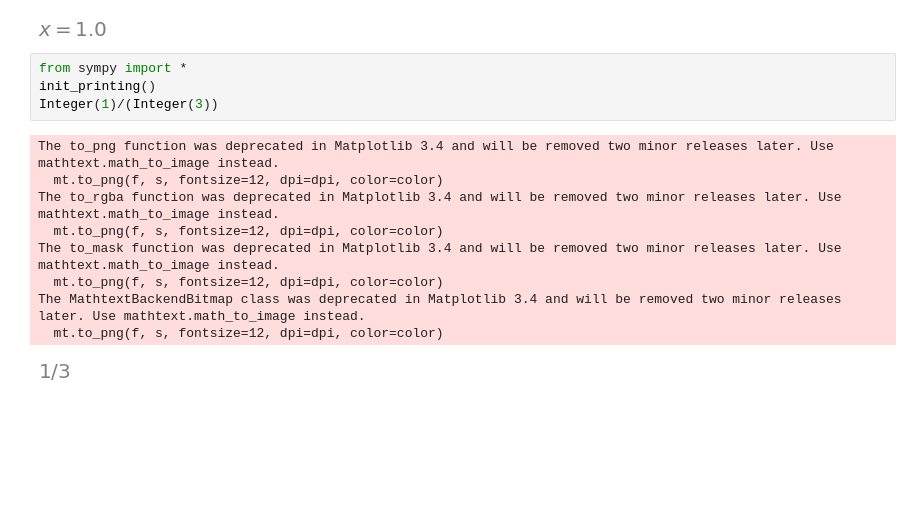
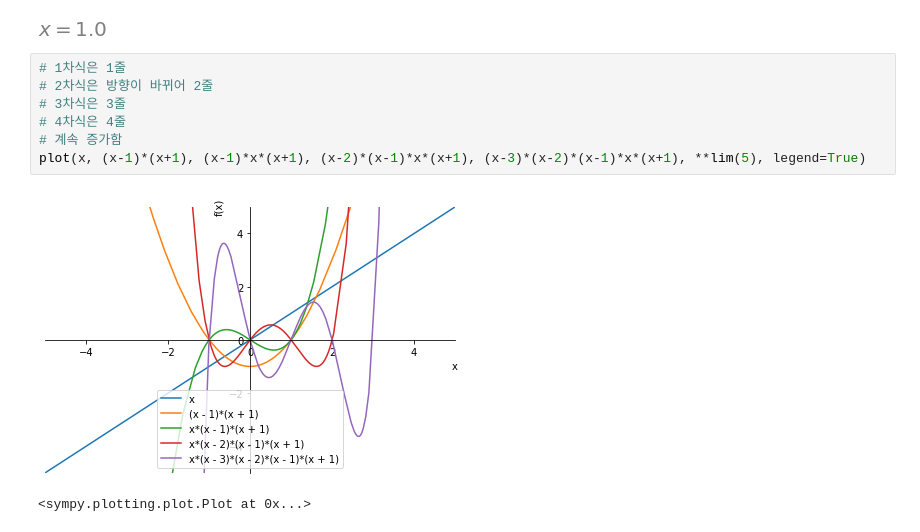
Before and after one commit to dss99911/ds-study, a Jupyter notebook: python/mathmetics/equation.ipynb, the cells around one changed output. Cells and saved outputs as stored; diff of their text form; blank space fills up the shorter version.

```diff
--- a/python/mathmetics/equation.ipynb
+++ b/python/mathmetics/equation.ipynb
@@ -190,17 +176,13 @@ The MathtextBackendBitmap class was deprecated in Matplotlib 3.4 and will be rem
 solve([x >= 0.5, x <= 3, x**2 - 1], x)
 # %% [output]
 [figure]
-# %%
-from sympy import *
-init_printing()
-Integer(1)/(Integer(3))
-# %% [output]
-The to_png function was deprecated in Matplotlib 3.4 and will be removed two minor releases later. Use mathtext.math_to_image instead.
-  mt.to_png(f, s, fontsize=12, dpi=dpi, color=color)
-The to_rgba function was deprecated in Matplotlib 3.4 and will be removed two minor releases later. Use mathtext.math_to_image instead.
-  mt.to_png(f, s, fontsize=12, dpi=dpi, color=color)
-The to_mask function was deprecated in Matplotlib 3.4 and will be removed two minor releases later. Use mathtext.math_to_image instead.
-  mt.to_png(f, s, fontsize=12, dpi=dpi, color=color)
-The MathtextBackendBitmap class was deprecated in Matplotlib 3.4 and will be removed two minor releases later. Use mathtext.math_to_image instead.
-  mt.to_png(f, s, fontsize=12, dpi=dpi, color=color)
-[figure, removed]
+# %%
+# 1차식은 1줄
+# 2차식은 방향이 바뀌어 2줄
+# 3차식은 3줄
+# 4차식은 4줄
+# 계속 증가함
+plot(x, (x-1)*(x+1), (x-1)*x*(x+1), (x-2)*(x-1)*x*(x+1), (x-3)*(x-2)*(x-1)*x*(x+1), **lim(5), legend=True)
+# %% [output]
+[figure, added]
+<sympy.plotting.plot.Plot at 0x...>
```
Also changed, not shown: parts of 3 cells of this notebook, 2 other files.
